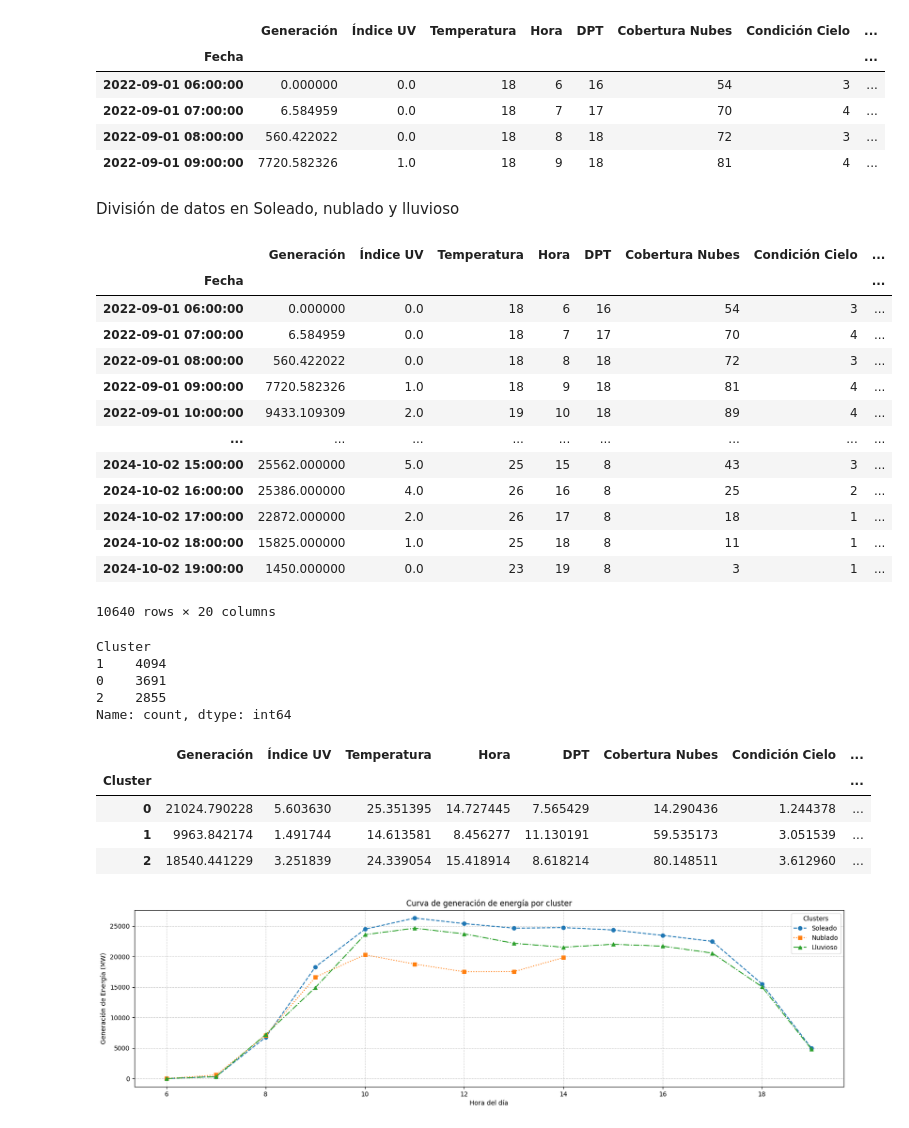
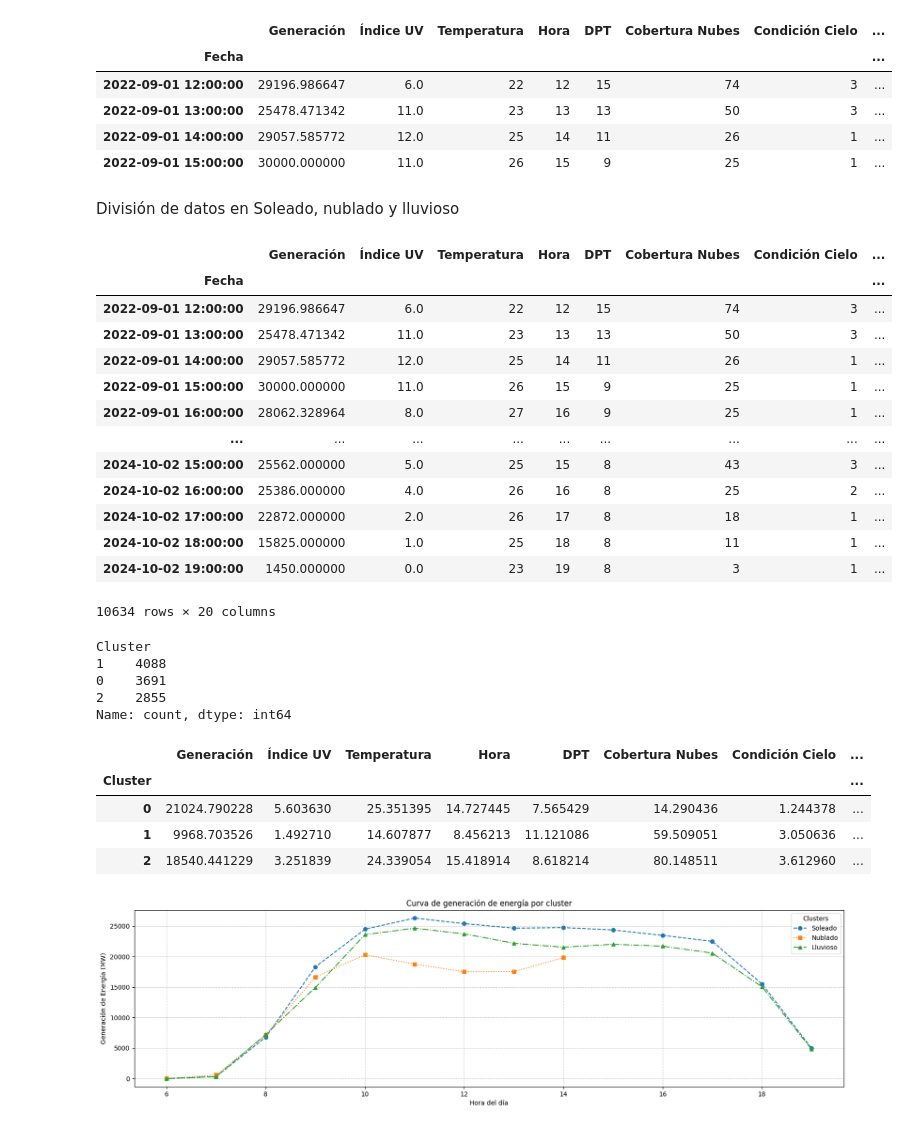
Before and after one commit to ClaudiaGtzD/TesinaMCD, a Jupyter notebook: 03_Photovoltaic 2.ipynb, the cells around one changed output. Cells and saved outputs as stored; diff of their text form; code cells hidden in the pictures.

```diff
--- a/03_Photovoltaic 2.ipynb
+++ b/03_Photovoltaic 2.ipynb
@@ -2,37 +2,39 @@
 import warnings
 warnings.filterwarnings("ignore")
 # %%
+
 import pandas as pd
 import numpy as np
 datos = pd.read_excel("02.Generación Pearson Photovoltaic.xlsx")
 datos["Generacion_prev_hour"] = datos["Generación"].shift(1)
 datos = datos.dropna(how="any", axis= 0)
 datos.index = pd.to_datetime(datos['Fecha'], format='%Y-%m-%d %H:%M:%s')
 datos['Segundos'] = datos.index.map(pd.Timestamp.timestamp)
 day = 60*60*24
 year = 365.2425*day
 
 datos['Day sin'] = np.sin(datos['Segundos'] * (2* np.pi /day))
 datos['Day cos'] = np.cos(datos['Segundos'] * (2* np.pi /day))
 datos['Year sin'] = np.sin(datos['Segundos'] * (2* np.pi /year))
 datos['Year cos'] = np.cos(datos['Segundos'] * (2* np.pi /year))
 datos['Gen_MA3'] = datos['Generación'].rolling(window=3).mean()
 datos['Gen_MA6'] = datos['Generación'].rolling(window=6).mean()
 datos['Gen_MA12'] = datos['Generación'].rolling(window=12).mean()
 datos['Gen_Diff3'] = datos['Generación'].diff(3)
 datos['Temp * UV'] = datos['Temperatura'] * datos['Índice UV']
 datos['Humedad / Temp'] = datos['Humedad Relativa'] / (datos['Temperatura'] + 1)
 
 datos = datos.drop(columns=['Fecha', 'Segundos'], axis=1)
 datos = datos[(datos['Hora']>=6) & (datos['Hora']<=19)]
+datos = datos.dropna(how="any", axis= 0)
 datos.head(4)
 # %% [output]
 |  | Generación | Índice UV | Temperatura | Hora | DPT | Cobertura Nubes | Condición Cielo | ... |
 | Fecha |  |  |  |  |  |  |  | ... |
-| 2022-09-01 06:00:00 | 0.000000 | 0.0 | 18 | 6 | 16 | 54 | 3 | ... |
-| 2022-09-01 07:00:00 | 6.584959 | 0.0 | 18 | 7 | 17 | 70 | 4 | ... |
-| 2022-09-01 08:00:00 | 560.422022 | 0.0 | 18 | 8 | 18 | 72 | 3 | ... |
-| 2022-09-01 09:00:00 | 7720.582326 | 1.0 | 18 | 9 | 18 | 81 | 4 | ... |
+| 2022-09-01 12:00:00 | 29196.986647 | 6.0 | 22 | 12 | 15 | 74 | 3 | ... |
+| 2022-09-01 13:00:00 | 25478.471342 | 11.0 | 23 | 13 | 13 | 50 | 3 | ... |
+| 2022-09-01 14:00:00 | 29057.585772 | 12.0 | 25 | 14 | 11 | 26 | 1 | ... |
+| 2022-09-01 15:00:00 | 30000.000000 | 11.0 | 26 | 15 | 9 | 25 | 1 | ... |
 # %% [markdown]
 División de datos en Soleado, nublado y lluvioso
 # %%
@@ -54,18 +56,18 @@ datos
 # %% [output]
 |  | Generación | Índice UV | Temperatura | Hora | DPT | Cobertura Nubes | Condición Cielo | ... |
 | Fecha |  |  |  |  |  |  |  | ... |
-| 2022-09-01 06:00:00 | 0.000000 | 0.0 | 18 | 6 | 16 | 54 | 3 | ... |
-| 2022-09-01 07:00:00 | 6.584959 | 0.0 | 18 | 7 | 17 | 70 | 4 | ... |
-| 2022-09-01 08:00:00 | 560.422022 | 0.0 | 18 | 8 | 18 | 72 | 3 | ... |
-| 2022-09-01 09:00:00 | 7720.582326 | 1.0 | 18 | 9 | 18 | 81 | 4 | ... |
-| 2022-09-01 10:00:00 | 9433.109309 | 2.0 | 19 | 10 | 18 | 89 | 4 | ... |
+| 2022-09-01 12:00:00 | 29196.986647 | 6.0 | 22 | 12 | 15 | 74 | 3 | ... |
+| 2022-09-01 13:00:00 | 25478.471342 | 11.0 | 23 | 13 | 13 | 50 | 3 | ... |
+| 2022-09-01 14:00:00 | 29057.585772 | 12.0 | 25 | 14 | 11 | 26 | 1 | ... |
+| 2022-09-01 15:00:00 | 30000.000000 | 11.0 | 26 | 15 | 9 | 25 | 1 | ... |
+| 2022-09-01 16:00:00 | 28062.328964 | 8.0 | 27 | 16 | 9 | 25 | 1 | ... |
 | ... | ... | ... | ... | ... | ... | ... | ... | ... |
 | 2024-10-02 15:00:00 | 25562.000000 | 5.0 | 25 | 15 | 8 | 43 | 3 | ... |
 | 2024-10-02 16:00:00 | 25386.000000 | 4.0 | 26 | 16 | 8 | 25 | 2 | ... |
 | 2024-10-02 17:00:00 | 22872.000000 | 2.0 | 26 | 17 | 8 | 18 | 1 | ... |
 | 2024-10-02 18:00:00 | 15825.000000 | 1.0 | 25 | 18 | 8 | 11 | 1 | ... |
 | 2024-10-02 19:00:00 | 1450.000000 | 0.0 | 23 | 19 | 8 | 3 | 1 | ... |
-10640 rows × 20 columns
+10634 rows × 20 columns
 # %%
 print(datos['Cluster'].value_counts())
 # Calcular estadísticas de cada cluster
@@ -73,14 +75,14 @@ cluster_means = datos.groupby('Cluster').mean()
 cluster_means
 # %% [output]
 Cluster
-1    4094
+1    4088
 0    3691
 2    2855
 Name: count, dtype: int64
 |  | Generación | Índice UV | Temperatura | Hora | DPT | Cobertura Nubes | Condición Cielo | ... |
 | Cluster |  |  |  |  |  |  |  | ... |
 | 0 | 21024.790228 | 5.603630 | 25.351395 | 14.727445 | 7.565429 | 14.290436 | 1.244378 | ... |
-| 1 | 9963.842174 | 1.491744 | 14.613581 | 8.456277 | 11.130191 | 59.535173 | 3.051539 | ... |
+| 1 | 9968.703526 | 1.492710 | 14.607877 | 8.456213 | 11.121086 | 59.509051 | 3.050636 | ... |
 | 2 | 18540.441229 | 3.251839 | 24.339054 | 15.418914 | 8.618214 | 80.148511 | 3.612960 | ... |
 # %%
 import matplotlib.pyplot as plt
```
Also changed, not shown: parts of 18 cells of this notebook, 3 other files.
